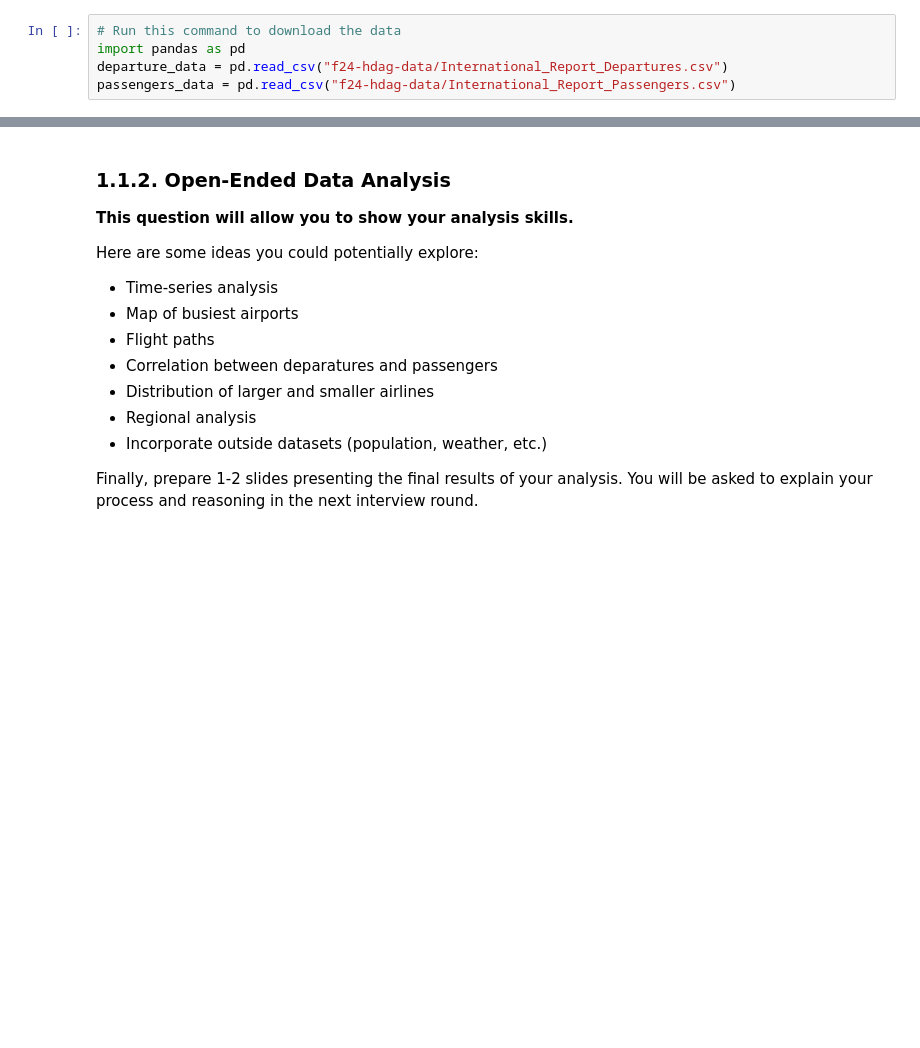
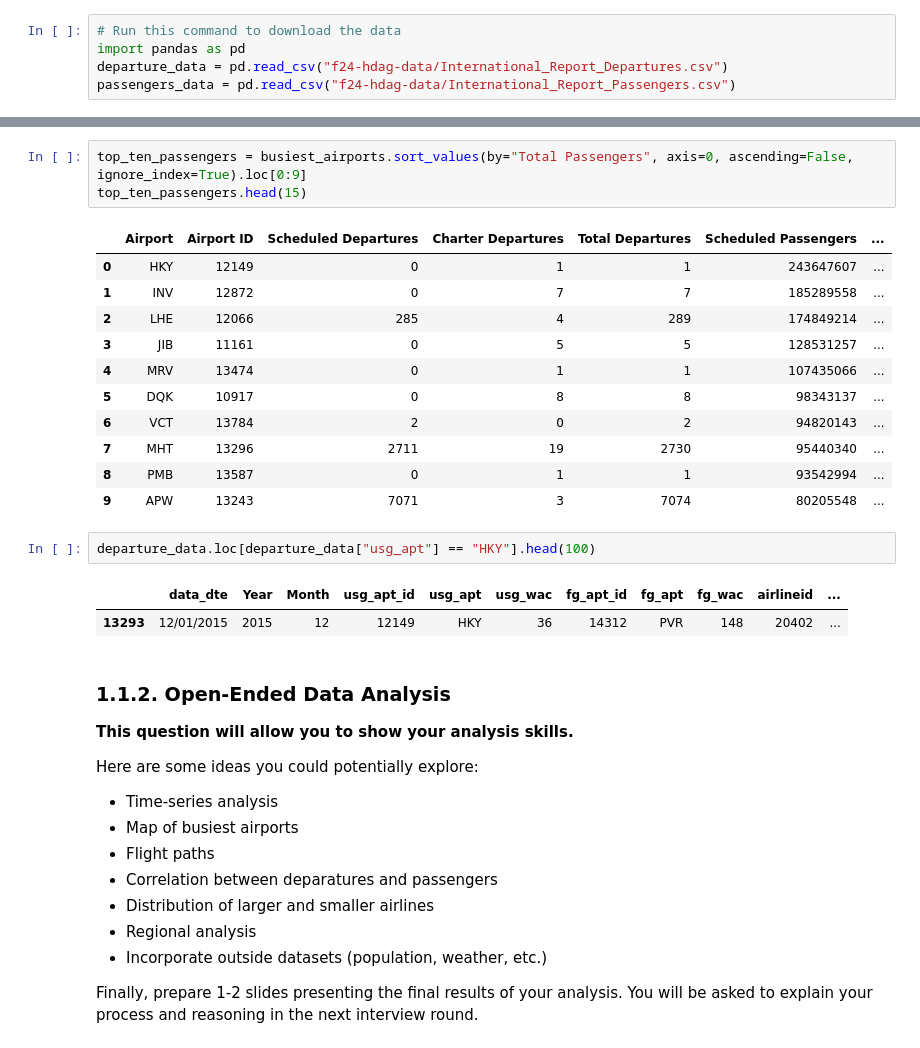
Before and after one commit to Freddy-Y/HDAG-Technical-Deliverable, a Jupyter notebook: F25_HDAG_Deliverable_Case_Team_Analyst.ipynb, the cells around one changed output, grey strips where cells are left out. Drawn from its saved outputs; the diff is of its cells as text; blank space fills up the shorter version.

```diff
--- a/F25_HDAG_Deliverable_Case_Team_Analyst.ipynb
+++ b/F25_HDAG_Deliverable_Case_Team_Analyst.ipynb
@@ -287,3 +146,23 @@ for row_index in range(len(departure_data)):
+# %%
+top_ten_passengers = busiest_airports.sort_values(by="Total Passengers", axis=0, ascending=False, ignore_index=True).loc[0:9]
+top_ten_passengers.head(15)
+# %% [output]
+|  | Airport | Airport ID | Scheduled Departures | Charter Departures | Total Departures | Scheduled Passengers | ... |
+| 0 | HKY | 12149 | 0 | 1 | 1 | 243647607 | ... |
+| 1 | INV | 12872 | 0 | 7 | 7 | 185289558 | ... |
+| 2 | LHE | 12066 | 285 | 4 | 289 | 174849214 | ... |
+| 3 | JIB | 11161 | 0 | 5 | 5 | 128531257 | ... |
+| 4 | MRV | 13474 | 0 | 1 | 1 | 107435066 | ... |
+| 5 | DQK | 10917 | 0 | 8 | 8 | 98343137 | ... |
+| 6 | VCT | 13784 | 2 | 0 | 2 | 94820143 | ... |
+| 7 | MHT | 13296 | 2711 | 19 | 2730 | 95440340 | ... |
+| 8 | PMB | 13587 | 0 | 1 | 1 | 93542994 | ... |
+| 9 | APW | 13243 | 7071 | 3 | 7074 | 80205548 | ... |
+# %%
+departure_data.loc[departure_data["usg_apt"] == "HKY"].head(100)
+# %% [output]
+|  | data_dte | Year | Month | usg_apt_id | usg_apt | usg_wac | fg_apt_id | fg_apt | fg_wac | airlineid | ... |
+| 13293 | 12/01/2015 | 2015 | 12 | 12149 | HKY | 36 | 14312 | PVR | 148 | 20402 | ... |
 # %% [markdown]
 ### 1.1.2. Open-Ended Data Analysis
 **This question will allow you to show your analysis skills.**
```
Also changed, not shown: parts of 8 cells of this notebook.
